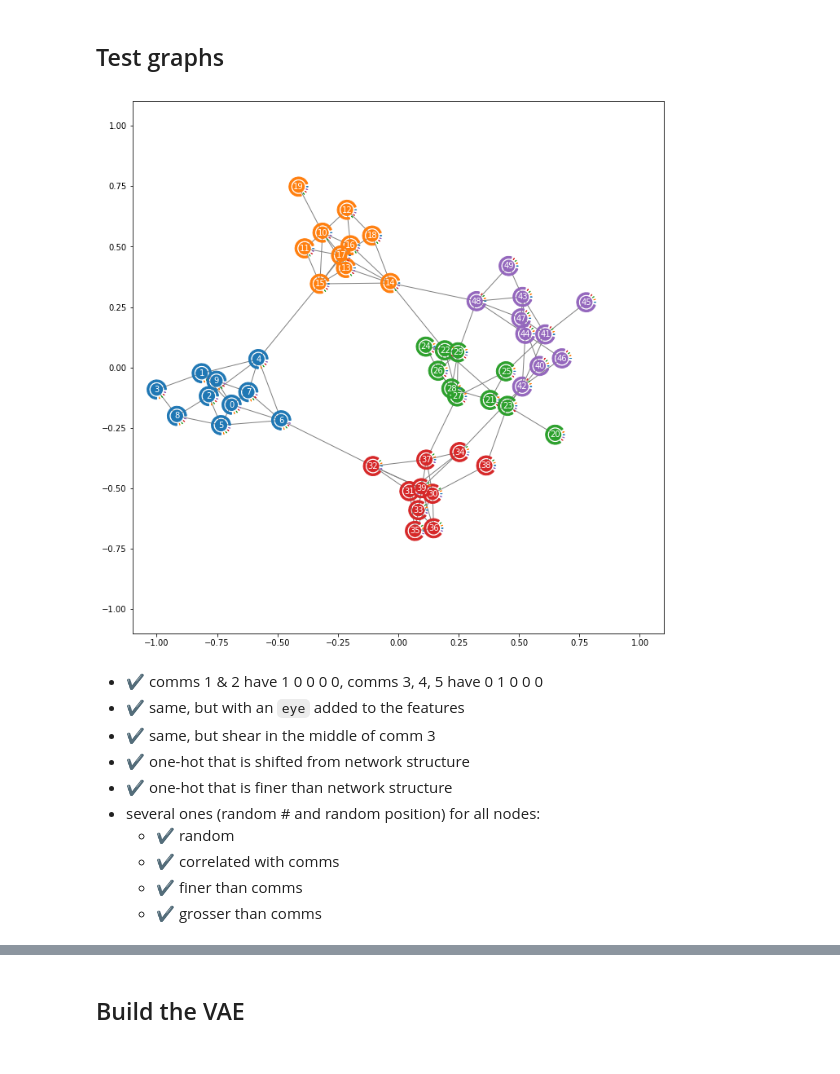
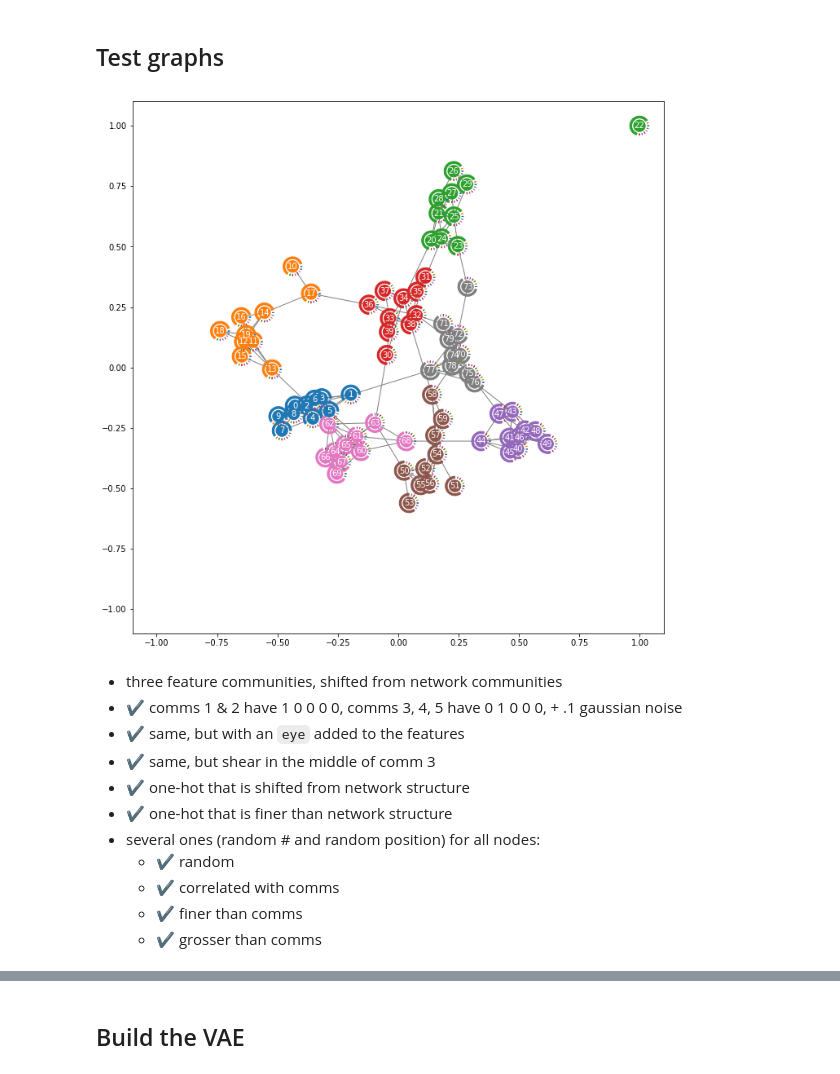
Before and after one commit to ixxi-dante/an2vec, a Jupyter notebook: projects/behaviour/feature-network-dependencies.ipynb, the cells around one changed output, grey strips where cells are left out. Cells and saved outputs as stored; diff of their text form; code cells hidden in the pictures.

```diff
--- a/projects/behaviour/feature-network-dependencies.ipynb
+++ b/projects/behaviour/feature-network-dependencies.ipynb
@@ -78,21 +78,22 @@ def plot_ξ_distribution(glk, q_model, adj, features):
 ## Test graphs
 # %%
 # Parameters
-l = 5
+l = 8
 k = 10
 p_in = .4
 p_out = .01
 g = nx.planted_partition_graph(l, k, p_in, p_out)
 
 # Show the graph
 labels = np.zeros((l * k, l), dtype=np.float32)
 for c in range(l):
     labels[range(c * k, (c + 1) * k), c] = 1
 viz.draw_network(g, labels=labels);
 # %% [output]
-[figure, old version]
+[figure, new version]
 # %% [markdown]
-- ✔ comms 1 & 2 have 1 0 0 0 0, comms 3, 4, 5 have 0 1 0 0 0
+- three feature communities, shifted from network communities
+- ✔ comms 1 & 2 have 1 0 0 0 0, comms 3, 4, 5 have 0 1 0 0 0, + .1 gaussian noise
 - ✔ same, but with an `eye` added to the features
 - ✔ same, but shear in the middle of comm 3
 - ✔ one-hot that is shifted from network structure
```
Also changed, not shown: parts of 45 cells of this notebook, 1 other file.
